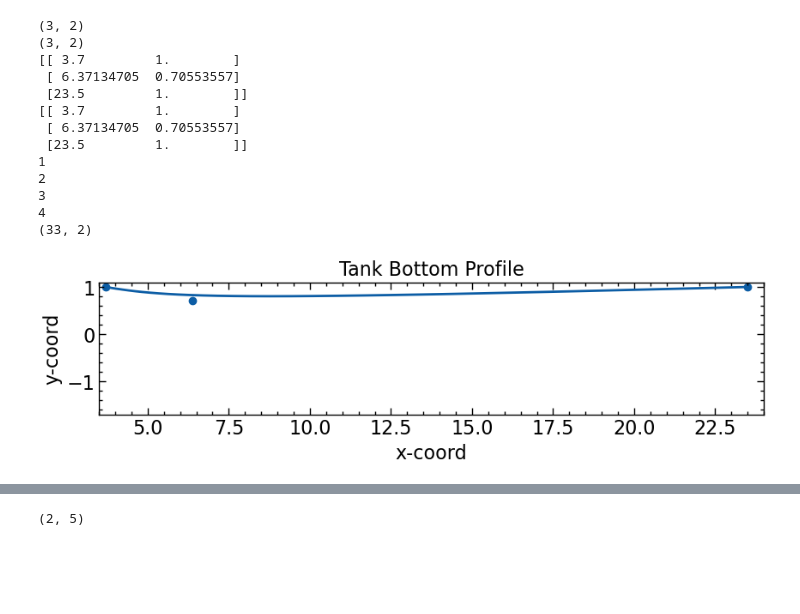
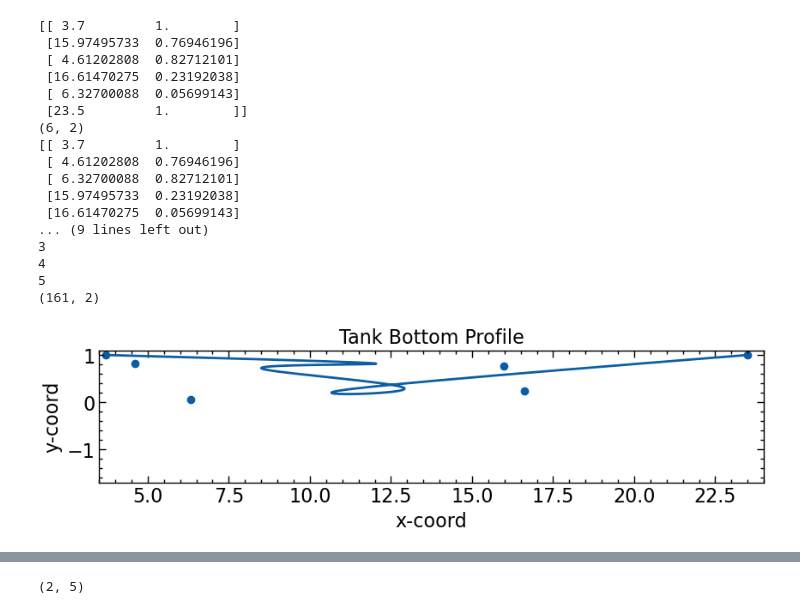
Before and after one commit to BenMoore310/sandTrapShapeOpt, a Jupyter notebook: sandTrapCatmull.ipynb, the cells around one changed output, grey strips where cells are left out. Saved outputs shown, nothing was run; the diff lists cells and outputs as text; code cells hidden in the pictures; blank space fills up the shorter version.

```diff
--- a/sandTrapCatmull.ipynb
+++ b/sandTrapCatmull.ipynb
@@ -51,7 +51,7 @@ def decision_vector_2d(n_points, ymin, ymax, xmin, xmax):
     # print('unsorted', vertices)
     # vertices = np.sort(vertices, axis=0)
 
-    print(vertices.shape)
+    print(vertices)
 
     xCoords = vertices[:,0]
     yCoords = vertices[:,1]
@@ -73,10 +73,10 @@ def decision_vector_2d(n_points, ymin, ymax, xmin, xmax):
     # vertices = np.flip(vertices, axis=0)
     # print('sorted', vertices)
 
-    return sortedVertices
+    return vertices
 # %%
 
-vertices = decision_vector_2d(3, -1.54, 1, 3.7, 23.5)
+vertices = decision_vector_2d(6, -1.54, 1, 3.7, 23.5)
 # vertices = decision_vector_2d(7, -0.636436, -0.252769, -0.383667, 0, -0.383667, -0.383667, 0, 0 )
 
 print(vertices)
@@ -85,43 +85,47 @@ print(vertices)
 catmull_points = vertices
 catmull_curve_validity = True
 i = 0
-while i < 4:
+while i < 5:
     catmull_points = catmull(catmull_points)
     i +=1
     print(i)
 
 
 # for i in range(0,len(catmull_points)):
 #     catmull_points[i][0] = catmull_points[i][0] - 0.16747744
 
 print(catmull_points.shape)
 
 plt.figure(figsize=(10,2))
 plt.plot(catmull_points[:,0], catmull_points[:,1])
 plt.scatter(vertices[:,0], vertices[:,1])
 plt.ylim(-1.7,1.1)
 plt.xlim(3.5, 24)
 plt.title('Tank Bottom Profile')
 plt.xlabel('x-coord')
 plt.ylabel('y-coord')
 plt.show()
 
 np.savetxt('spline.txt', catmull_points)
 # %% [output]
-(3, 2)
-(3, 2)
 [[ 3.7         1.        ]
- [ 6.37134705  0.70553557]
+ [15.97495733  0.76946196]
+ [ 4.61202808  0.82712101]
+ [16.61470275  0.23192038]
+ [ 6.32700088  0.05699143]
  [23.5         1.        ]]
+(6, 2)
 [[ 3.7         1.        ]
- [ 6.37134705  0.70553557]
- [23.5         1.        ]]
-1
-2
+ [ 4.61202808  0.76946196]
+ [ 6.32700088  0.82712101]
+ [15.97495733  0.23192038]
+ [16.61470275  0.05699143]
+... (9 lines left out)
 3
 4
-(33, 2)
+5
+(161, 2)
-[figure, old version]
+[figure, new version]
 # %%
 from itertools import product
 xyList = []
```
Also changed, not shown: parts of 1 cell of this notebook, 20 other files.
